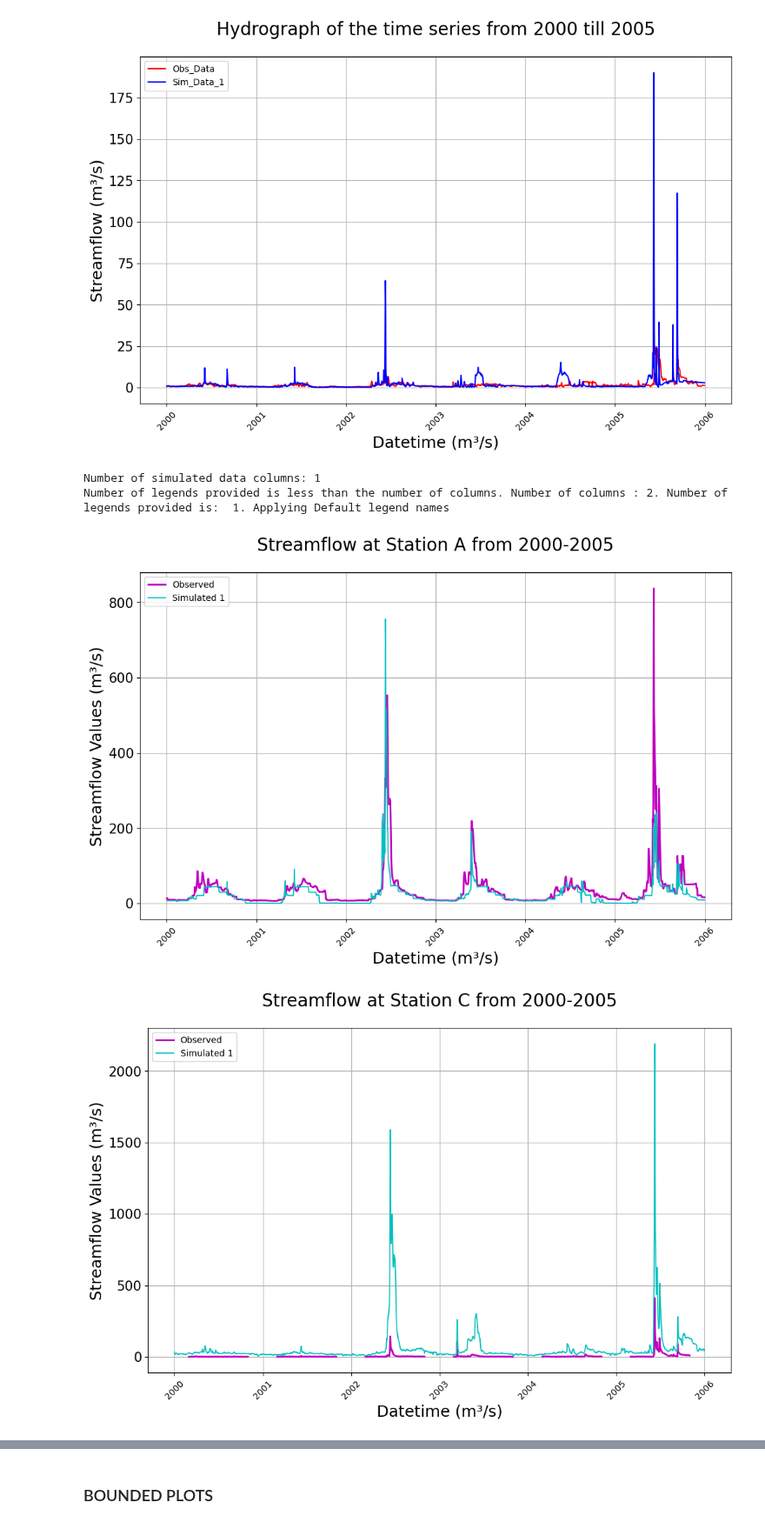
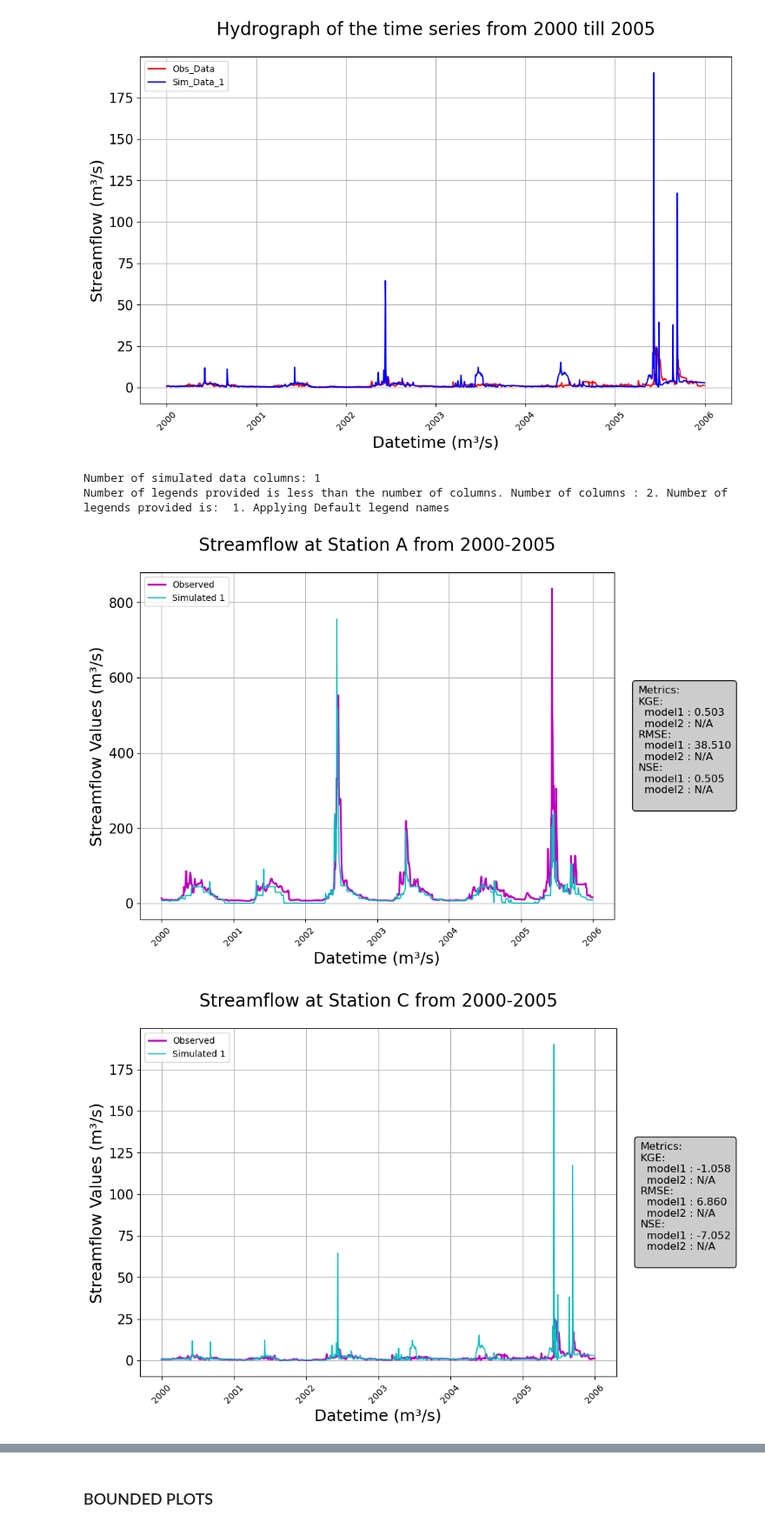
Before and after one commit to UchechukwuUdenze/NHS_PostProcessing, a Jupyter notebook: docs/source/notebooks/tutorial-visualizations.ipynb, the cells around one changed output, grey strips where cells are left out. Shown at 87% size. Saved outputs shown, nothing was run; the diff lists cells and outputs as text; code cells hidden in the pictures.

Commit message:
Added PLot metrics to Scatter and Plot

```diff
--- a/docs/source/notebooks/tutorial-visualizations.ipynb
+++ b/docs/source/notebooks/tutorial-visualizations.ipynb
@@ -156,23 +156,24 @@ Number of linewidths provided is less than the number of columns. Number of colu
 # %%
 # Including the metrics in the plots for the 1st and 4th Stations
 visuals.plot(
-    merged_df =DATAFRAMES["DF_MERGED"]['2000-01-01':'2005-12-31'].iloc[:, [0, 1, 2, 6, 7, 8]],
+    merged_df =DATAFRAMES["DF_MERGED"]['2000-01-01':'2005-12-31'].iloc[:, [0, 1, 4, 5]],
     # including multiple plot titles
     title=['Streamflow at Station A from 2000-2005', 'Streamflow at Station C from 2000-2005'],
     fig_size=(10, 6),
-    linestyles=['m-', 'c-', 'k-'],
+    linestyles=['m-', 'c-'],
     labels=['Datetime', 'Streamflow Values'],
-    linewidth=(2, 1.3, 0.7),
+    linewidth=(2, 1.3),
     # include metrics
     metrices = ['KGE', 'RMSE', 'NSE'],
     grid=True,
+    mode="models", models= ["model1", "model2"]
     # To save, uncomment the two lines below
     # save = True,
     # save_as = [station_a(2000-2005), station_b(2000-2005)],
     # The two images will be saved as png files with names as entered above in the current directory
     )
 # %% [output]
 Number of simulated data columns: 1
 Number of legends provided is less than the number of columns. Number of columns : 2. Number of legends provided is:  1. Applying Default legend names
-[figure, old version]
+[figure, new version]
-[figure, old version]
+[figure, new version]
```
Also changed, not shown: parts of 3 cells of this notebook, 1 other file.
